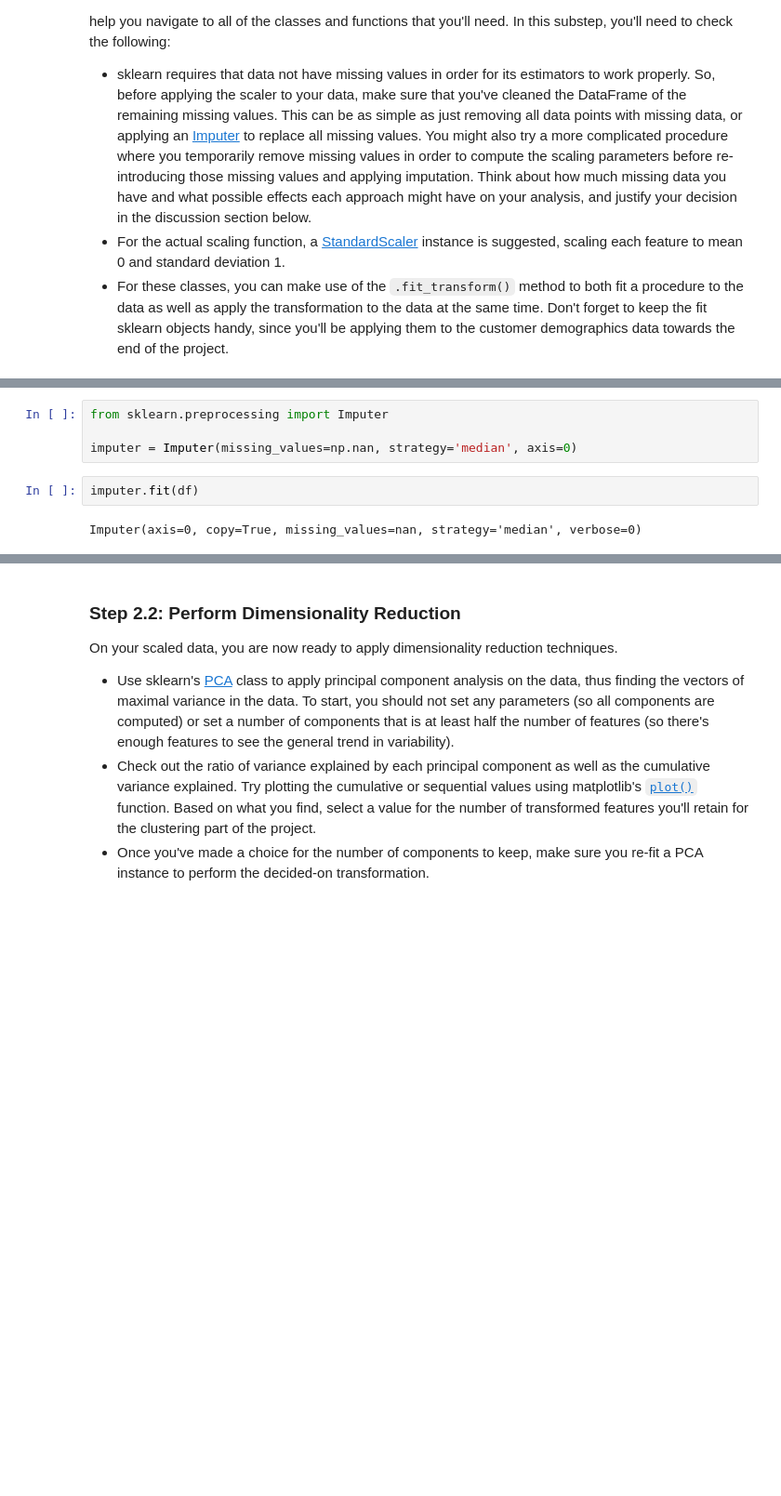
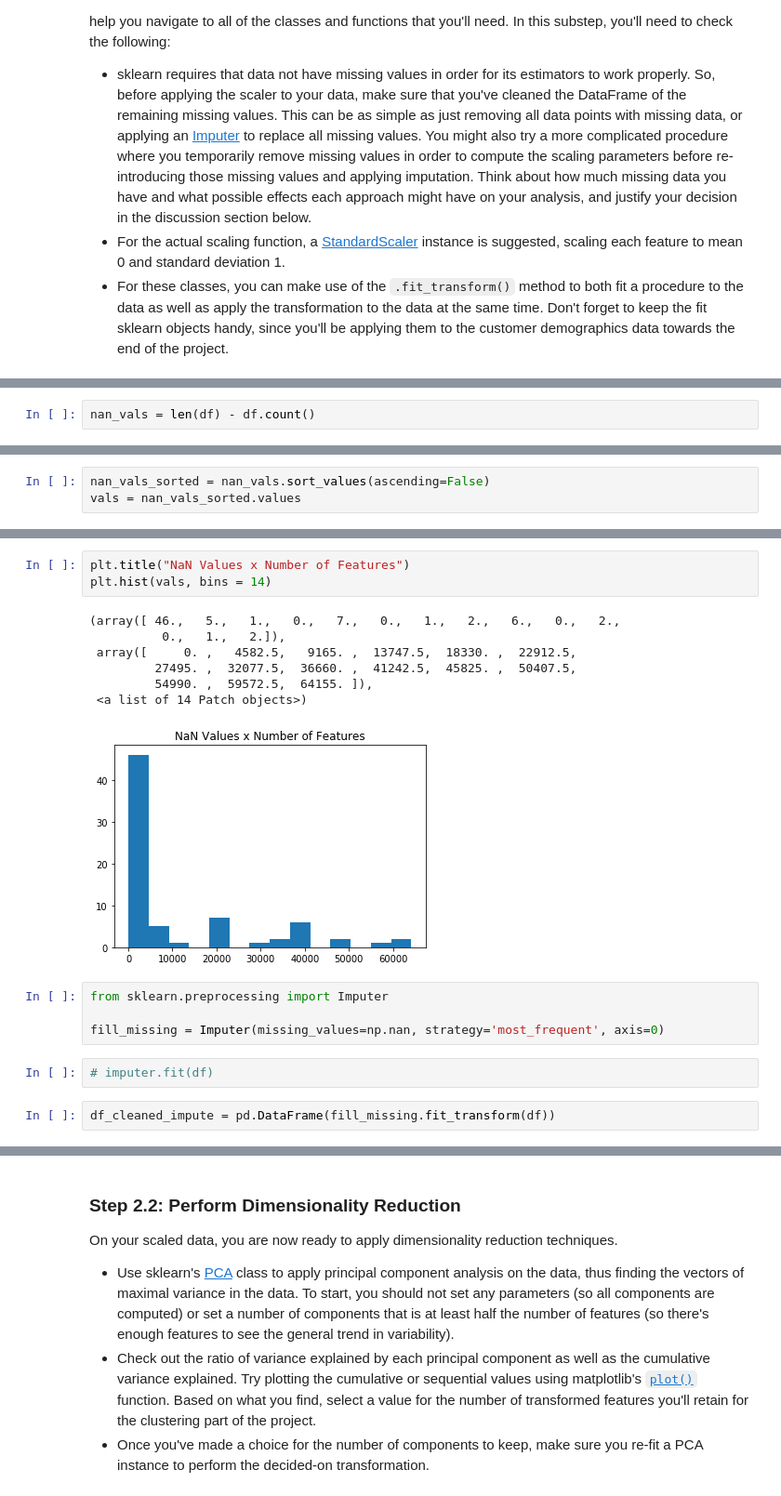
Before and after one commit to noreenwu/customer-segments, a Jupyter notebook: Identify_Customer_Segments.ipynb, the cells around one changed output, grey strips where cells are left out. Shown: that part at 93% size. Drawn from its saved outputs; the diff is of its cells as text; blank space fills up the shorter version.

Commit message:
feat: imputer and discussion

```diff
--- a/Identify_Customer_Segments.ipynb
+++ b/Identify_Customer_Segments.ipynb
@@ -1331,0 +1344,2 @@ Before we apply dimensionality reduction techniques to the data, we need to perf
+# %%
+nan_vals = len(df) - df.count()
@@ -1331,0 +1360,3 @@ Before we apply dimensionality reduction techniques to the data, we need to perf
+# %%
+nan_vals_sorted = nan_vals.sort_values(ascending=False)
+vals = nan_vals_sorted.values
@@ -1332,8 +1377,19 @@ Before we apply dimensionality reduction techniques to the data, we need to perf
+# %%
+plt.title("NaN Values x Number of Features")
+plt.hist(vals, bins = 14)
+# %% [output]
+(array([ 46.,   5.,   1.,   0.,   7.,   0.,   1.,   2.,   6.,   0.,   2.,
+          0.,   1.,   2.]),
+ array([     0. ,   4582.5,   9165. ,  13747.5,  18330. ,  22912.5,
+         27495. ,  32077.5,  36660. ,  41242.5,  45825. ,  50407.5,
+         54990. ,  59572.5,  64155. ]),
+ <a list of 14 Patch objects>)
+[figure, added]
 # %%
 from sklearn.preprocessing import Imputer
 
-imputer = Imputer(missing_values=np.nan, strategy='median', axis=0)
+fill_missing = Imputer(missing_values=np.nan, strategy='most_frequent', axis=0)
 # %%
-imputer.fit(df)
+# imputer.fit(df)
-# %% [output]
-Imputer(axis=0, copy=True, missing_values=nan, strategy='median', verbose=0)
+# %%
+df_cleaned_impute = pd.DataFrame(fill_missing.fit_transform(df))
```
Also changed, not shown: parts of 15 cells of this notebook, 1 other file.
